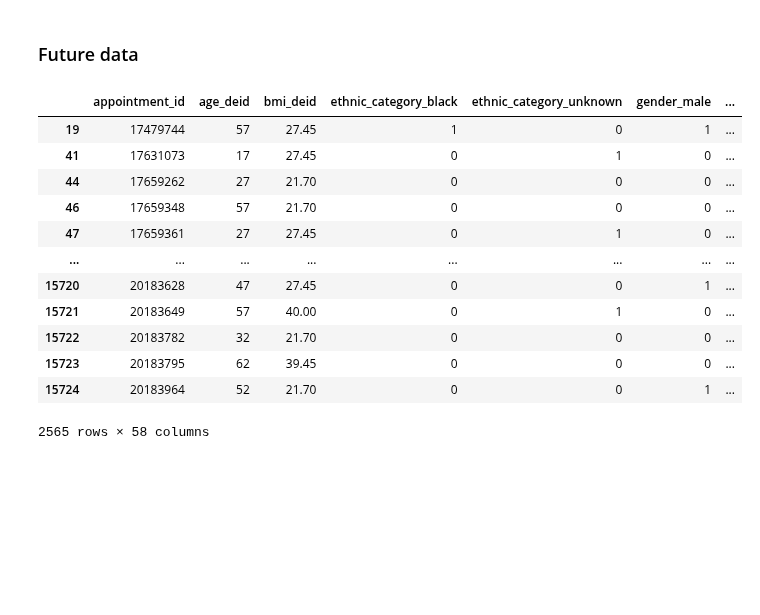
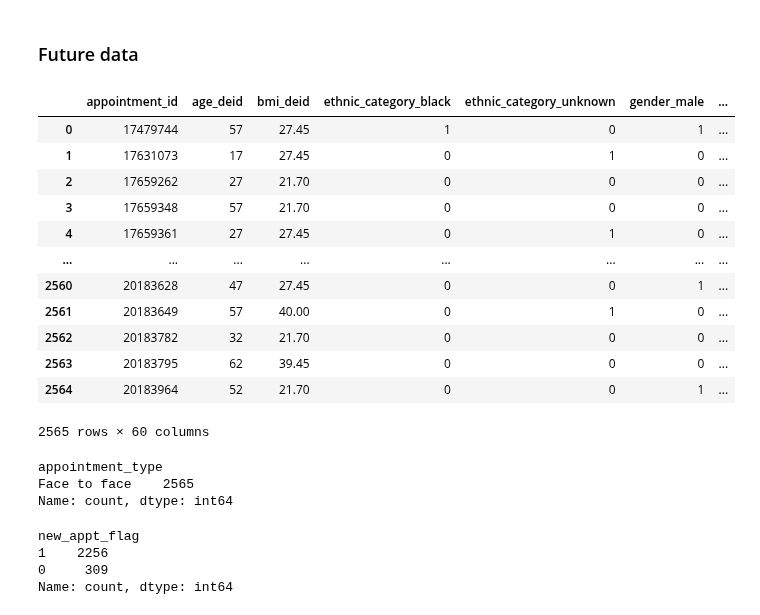
Before and after one commit to hallucinojenlee/hds_dna, a Jupyter notebook: scripts/calculate_DNA_time.ipynb, the cells around one changed output. Saved outputs shown, nothing was run; the diff lists cells and outputs as text; code cells hidden in the pictures; blank space fills up the shorter version.

```diff
--- a/scripts/calculate_DNA_time.ipynb
+++ b/scripts/calculate_DNA_time.ipynb
@@ -346,6 +346,6 @@ rmse_scenario2 = np.sqrt(mse_scenario2)
 ### Future data
 # %%
 # Import future ENT appointments data
-data = pd.read_csv("../future_appts_trans_ENT.csv")
+future = pd.read_csv("../future_appts_trans_ENT.csv")
 # %%
 # Filter for very high risk group
@@ -353,18 +353,33 @@ very_high = data[data["did_not_attend_risk_group_trans"] == 4]
 # %%
 # Transform date from object to datetime
-data["appt_date"] = pd.to_datetime(data["appt_date"])
-data
+future["appt_date"] = pd.to_datetime(data["appt_date"])
+future
 # %% [output]
 |  | appointment_id | age_deid | bmi_deid | ethnic_category_black | ethnic_category_unknown | gender_male | ... |
-| 19 | 17479744 | 57 | 27.45 | 1 | 0 | 1 | ... |
-| 41 | 17631073 | 17 | 27.45 | 0 | 1 | 0 | ... |
-| 44 | 17659262 | 27 | 21.70 | 0 | 0 | 0 | ... |
-| 46 | 17659348 | 57 | 21.70 | 0 | 0 | 0 | ... |
-| 47 | 17659361 | 27 | 27.45 | 0 | 1 | 0 | ... |
+| 0 | 17479744 | 57 | 27.45 | 1 | 0 | 1 | ... |
+| 1 | 17631073 | 17 | 27.45 | 0 | 1 | 0 | ... |
+| 2 | 17659262 | 27 | 21.70 | 0 | 0 | 0 | ... |
+| 3 | 17659348 | 57 | 21.70 | 0 | 0 | 0 | ... |
+| 4 | 17659361 | 27 | 27.45 | 0 | 1 | 0 | ... |
 | ... | ... | ... | ... | ... | ... | ... | ... |
-| 15720 | 20183628 | 47 | 27.45 | 0 | 0 | 1 | ... |
-| 15721 | 20183649 | 57 | 40.00 | 0 | 1 | 0 | ... |
-| 15722 | 20183782 | 32 | 21.70 | 0 | 0 | 0 | ... |
-| 15723 | 20183795 | 62 | 39.45 | 0 | 0 | 0 | ... |
-| 15724 | 20183964 | 52 | 21.70 | 0 | 0 | 1 | ... |
+| 2560 | 20183628 | 47 | 27.45 | 0 | 0 | 1 | ... |
+| 2561 | 20183649 | 57 | 40.00 | 0 | 1 | 0 | ... |
+| 2562 | 20183782 | 32 | 21.70 | 0 | 0 | 0 | ... |
+| 2563 | 20183795 | 62 | 39.45 | 0 | 0 | 0 | ... |
+| 2564 | 20183964 | 52 | 21.70 | 0 | 0 | 1 | ... |
-2565 rows × 58 columns
+2565 rows × 60 columns
+# %%
+# Count unique in appointment_type
+future["appointment_type"].value_counts()
+# %% [output]
+appointment_type
+Face to face    2565
+Name: count, dtype: int64
+# %%
+# Count # of new vs f/up appointments
+future["new_appt_flag"].value_counts()
+# %% [output]
+new_appt_flag
+1    2256
+0     309
+Name: count, dtype: int64
```
Also changed, not shown: parts of 4 cells of this notebook.
